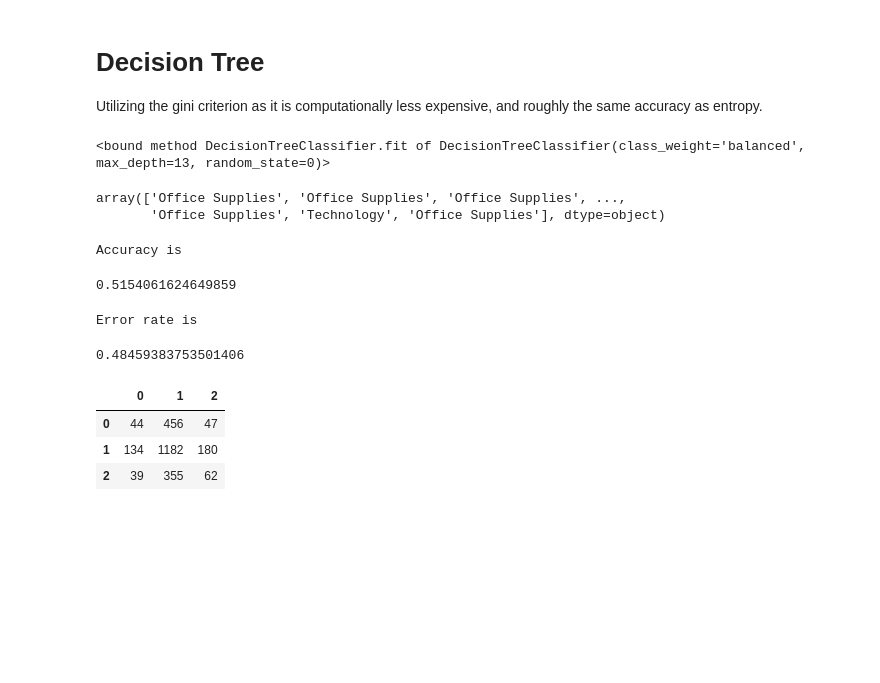
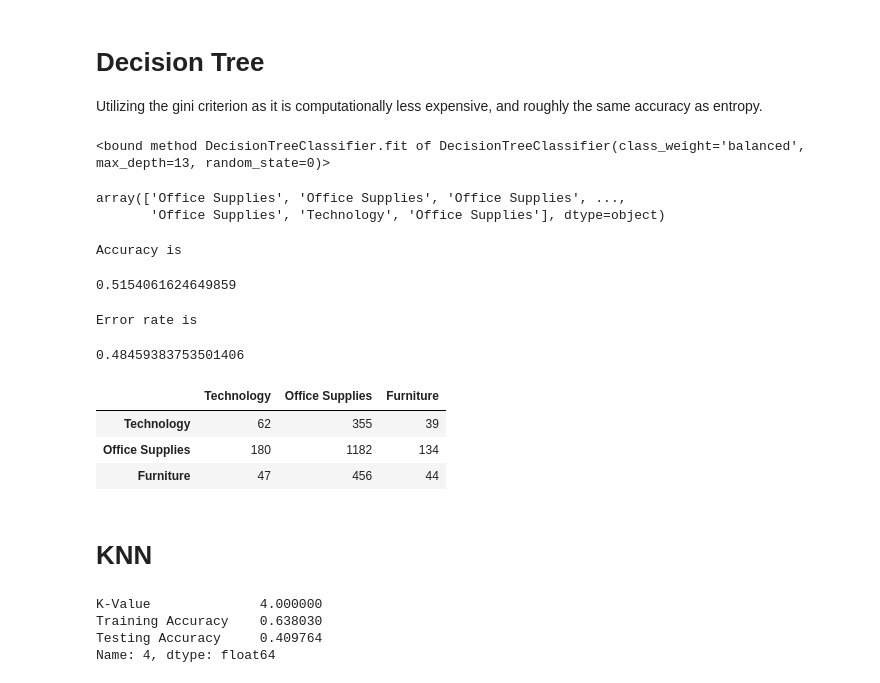
Before and after one commit to AmandeepSBassi/DataScienceProject, a Jupyter notebook: Project.evaluation.ipynb, the cells around one changed output. Saved outputs shown, nothing was run; the diff lists cells and outputs as text; code cells hidden in the pictures; blank space fills up the shorter version.

Commit message:
knn classifier

```diff
--- a/Project.evaluation.ipynb
+++ b/Project.evaluation.ipynb
@@ -110,26 +112,46 @@ Utilizing the gini criterion as it is computationally less expensive, and roughl
 # %%
 clf = DecisionTreeClassifier(max_depth = 13, criterion = 'gini', random_state=0, class_weight = 'balanced')
 clf.fit(X_train,Y_train)
 display(clf.fit)
 y_pred = clf.predict(X_test)
 display(y_pred)
 print("Accuracy is")
 accuracy = accuracy_score(Y_test, y_pred)
 display(accuracy)
 print("Error rate is")
 display(1-accuracy)
-cm = confusion_matrix(Y_test, y_pred)
-cm_df = pd.DataFrame(cm)
+cm = confusion_matrix(Y_test, y_pred, labels = ["Technology", "Office Supplies", "Furniture"])
+cm_df = pd.DataFrame(cm, columns = ["Technology", "Office Supplies", "Furniture"], index = ["Technology", "Office Supplies", "Furniture"])
 display(cm_df)
 # %% [output]
 <bound method DecisionTreeClassifier.fit of DecisionTreeClassifier(class_weight='balanced', max_depth=13, random_state=0)>
 array(['Office Supplies', 'Office Supplies', 'Office Supplies', ...,
        'Office Supplies', 'Technology', 'Office Supplies'], dtype=object)
 Accuracy is
 0.5154061624649859
 Error rate is
 0.48459383753501406
-|  | 0 | 1 | 2 |
-| 0 | 44 | 456 | 47 |
-| 1 | 134 | 1182 | 180 |
-| 2 | 39 | 355 | 62 |
+|  | Technology | Office Supplies | Furniture |
+| Technology | 62 | 355 | 39 |
+| Office Supplies | 180 | 1182 | 134 |
+| Furniture | 47 | 456 | 44 |
+# %% [markdown]
+# KNN
+# %%
+results = pd.DataFrame(columns=['K-Value', 'Training Accuracy', 'Testing Accuracy'])
+
+for kvalue in range (1,151):
+    knc = KNeighborsClassifier(n_neighbors=kvalue, metric='euclidean')
+    #fits the training data to the model
+    knc.fit(X_train, Y_train)
+    #makes predictions based on X data
+    train_pred = knc.predict(X_train)
+    target_pred = knc.predict(X_test)
+    #stores results in a dataframe
+    results.loc[kvalue] = [kvalue, accuracy_score(Y_train, train_pred), accuracy_score(Y_test, target_pred)]
+display(results.loc[results['Testing Accuracy'].idxmax()])
+# %% [output]
+K-Value              4.000000
+Training Accuracy    0.638030
+Testing Accuracy     0.409764
+Name: 4, dtype: float64
```
Also changed, not shown: parts of 5 cells of this notebook.
